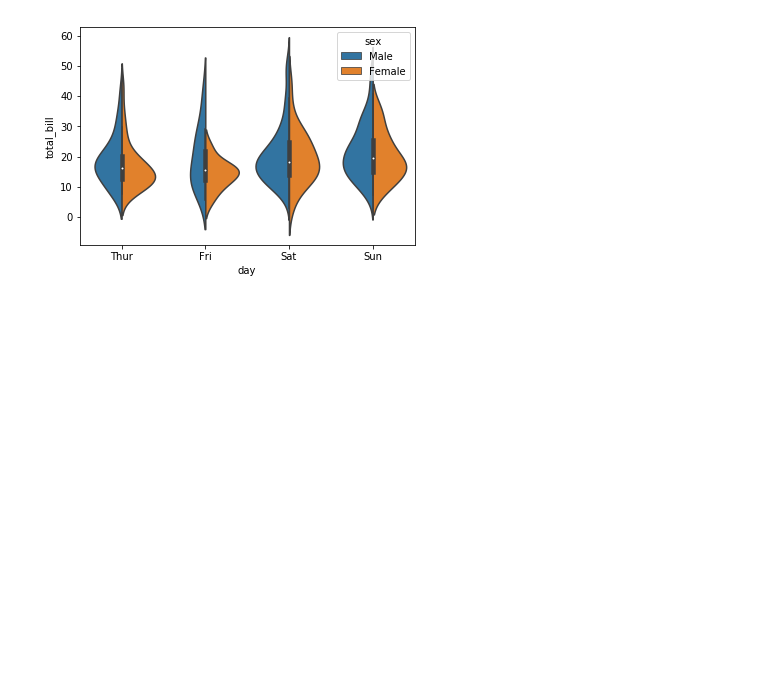
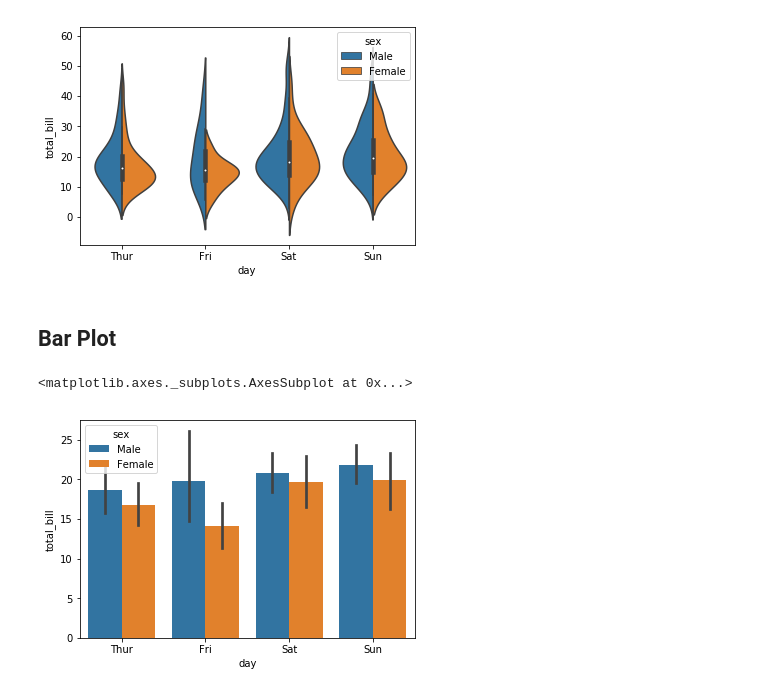
Before and after one commit to wechuli/data-science-python, a Jupyter notebook: Playground/Seaborn Playground-categorical plots.ipynb, the cells around one changed output. Saved outputs shown, nothing was run; the diff lists cells and outputs as text; code cells hidden in the pictures; blank space fills up the shorter version.

Commit message:
more categorical plots with seaborn

```diff
--- a/Playground/Seaborn Playground-categorical plots.ipynb
+++ b/Playground/Seaborn Playground-categorical plots.ipynb
@@ -95,3 +95,10 @@ sns.violinplot(x='day',y='total_bill',data=tips,hue='sex',split=True)
 # %% [output]
 <matplotlib.axes._subplots.AxesSubplot at 0x...>
 [figure]
+# %% [markdown]
+<h2>Bar Plot</h2>
+# %%
+sns.barplot(x='day',y='total_bill',data=tips,hue='sex') #mean will be used as the default aggregator
+# %% [output]
+<matplotlib.axes._subplots.AxesSubplot at 0x...>
+[figure, added]
```
Also changed, not shown: parts of 11 cells of this notebook.
